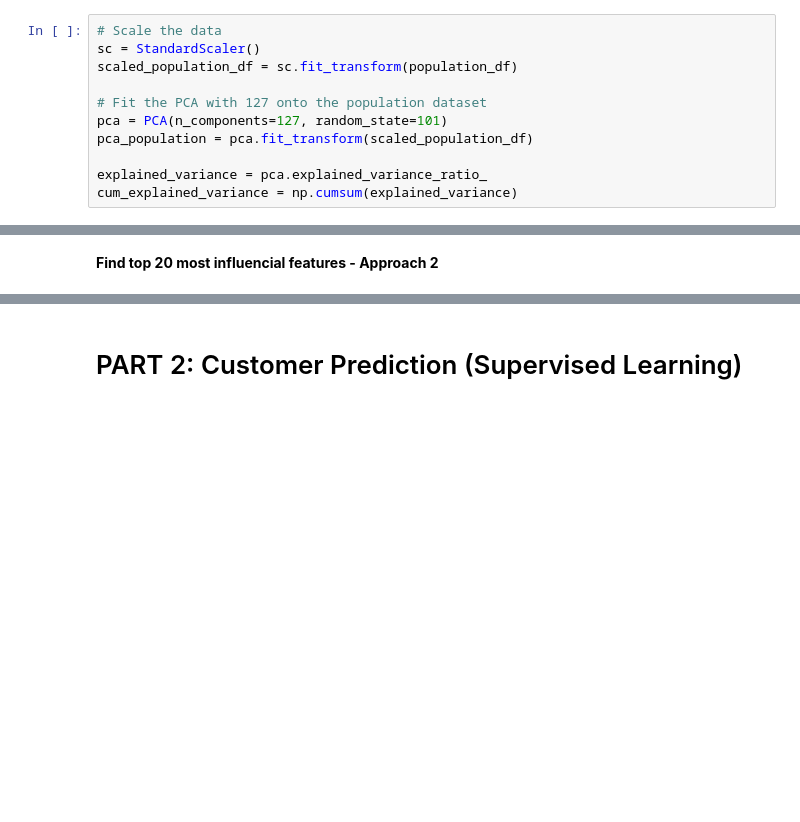
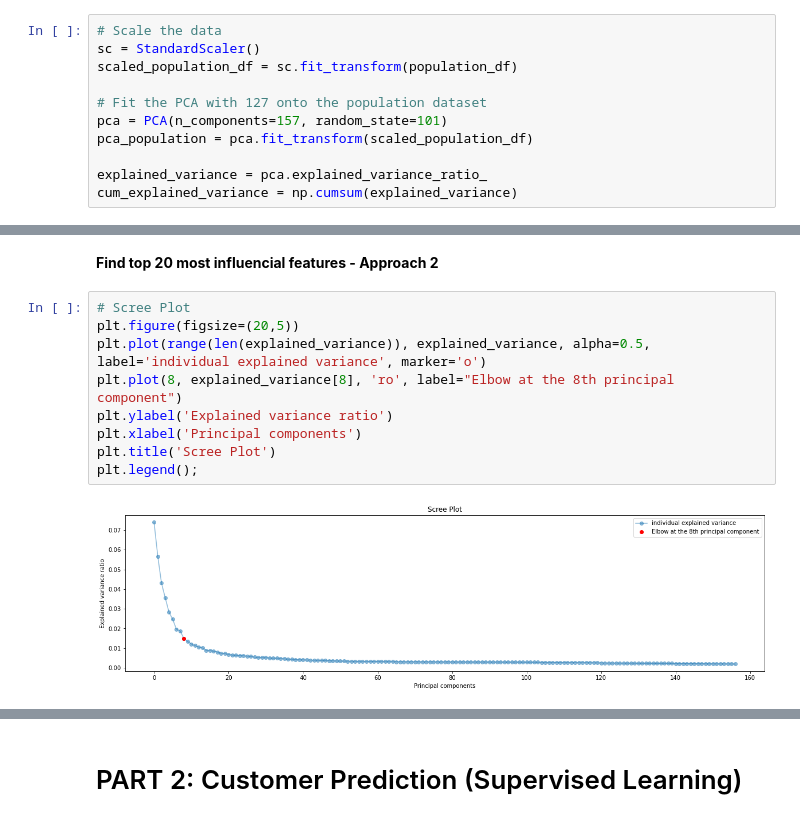
Before and after one commit to bruno-f7s/portfolio, a Jupyter notebook: arvarto-customer-segmentation/02-model-development.ipynb, the cells around one changed output, grey strips where cells are left out. Drawn from its saved outputs; the diff is of its cells as text; blank space fills up the shorter version.

```diff
--- a/arvarto-customer-segmentation/02-model-development.ipynb
+++ b/arvarto-customer-segmentation/02-model-development.ipynb
@@ -160,7 +137,7 @@ sc = StandardScaler()
 scaled_population_df = sc.fit_transform(population_df)
 
 # Fit the PCA with 127 onto the population dataset
-pca = PCA(n_components=127, random_state=101)
+pca = PCA(n_components=157, random_state=101)
 pca_population = pca.fit_transform(scaled_population_df)
 
 explained_variance = pca.explained_variance_ratio_
@@ -183,3 +160,14 @@ print(top_20_features_approach_1)
 # %% [markdown]
 __Find top 20 most influencial features - Approach 2__
+# %%
+# Scree Plot
+plt.figure(figsize=(20,5))
+plt.plot(range(len(explained_variance)), explained_variance, alpha=0.5, label='individual explained variance', marker='o')
+plt.plot(8, explained_variance[8], 'ro', label="Elbow at the 8th principal component")
+plt.ylabel('Explained variance ratio')
+plt.xlabel('Principal components')
+plt.title('Scree Plot')
+plt.legend();
+# %% [output]
+[figure, added]
 # %%
```
Also changed, not shown: parts of 14 cells of this notebook.
